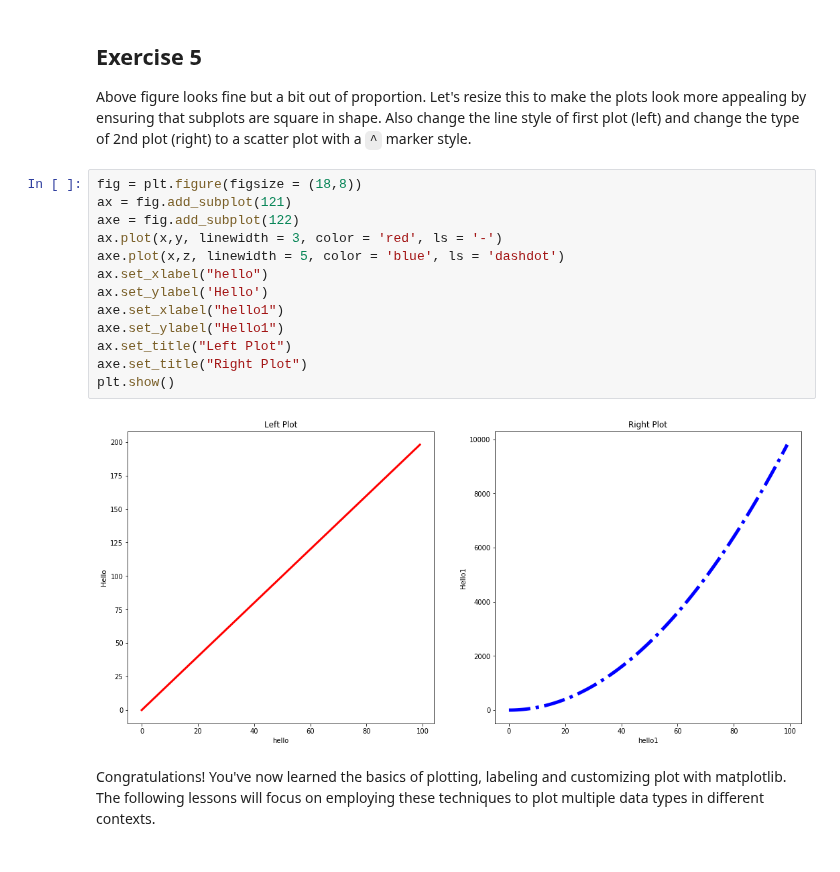
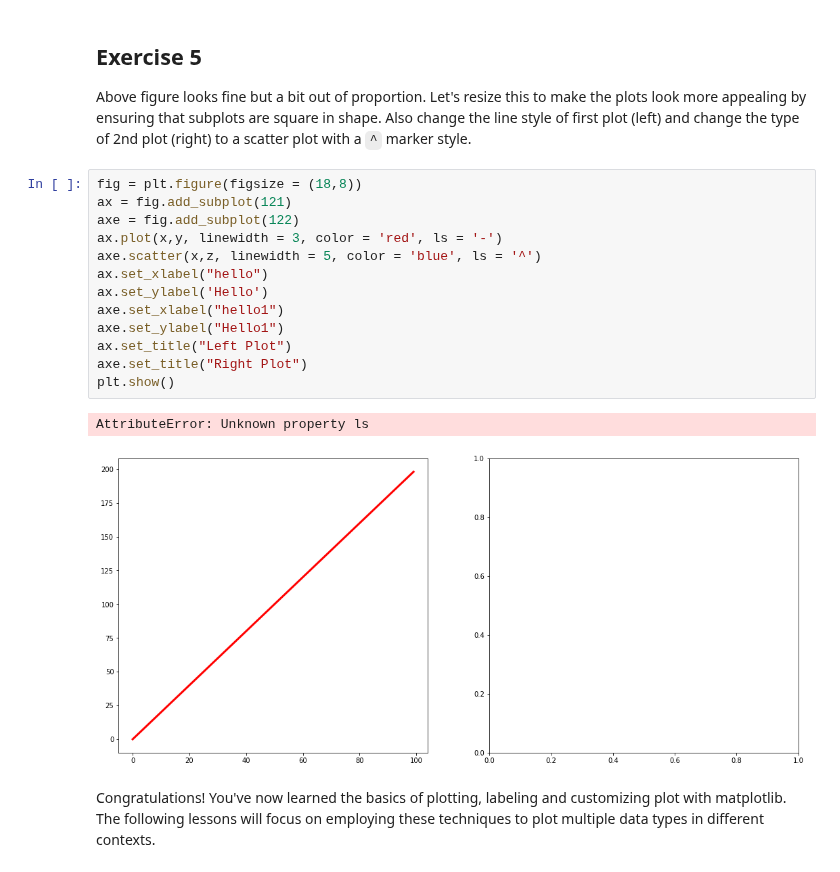
Before and after one commit to asafi1997/dsc-more-practice-with-matplotlib-lab-nyc-ds-060319, a Jupyter notebook: index.ipynb, the cells around one changed output. Saved outputs shown, nothing was run; the diff lists cells and outputs as text.

```diff
--- a/index.ipynb
+++ b/index.ipynb
@@ -140,18 +140,19 @@ Above figure looks fine but a bit out of proportion. Let's resize this to make t
 # %%
 fig = plt.figure(figsize = (18,8))
 ax = fig.add_subplot(121)
 axe = fig.add_subplot(122)
 ax.plot(x,y, linewidth = 3, color = 'red', ls = '-')
-axe.plot(x,z, linewidth = 5, color = 'blue', ls = 'dashdot')
+axe.scatter(x,z, linewidth = 5, color = 'blue', ls = '^')
 ax.set_xlabel("hello")
 ax.set_ylabel('Hello')
 axe.set_xlabel("hello1")
 axe.set_ylabel("Hello1")
 ax.set_title("Left Plot")
 axe.set_title("Right Plot")
 plt.show()
 # %% [output]
+AttributeError: Unknown property ls
-[figure, old version]
+[figure, new version]
 # %% [markdown]
 Congratulations! You've now learned the basics of plotting, labeling and customizing plot with matplotlib. The following lessons will focus on employing these techniques to plot multiple data types in different contexts.
 # %% [markdown]
```
